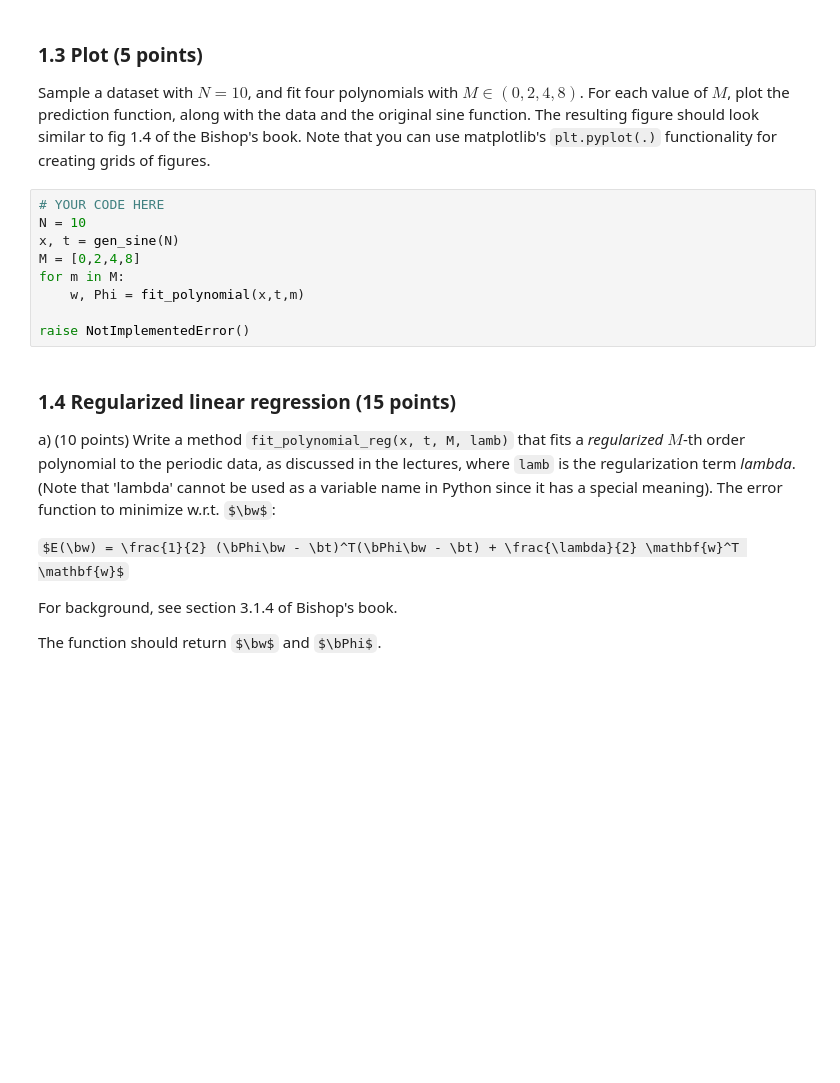
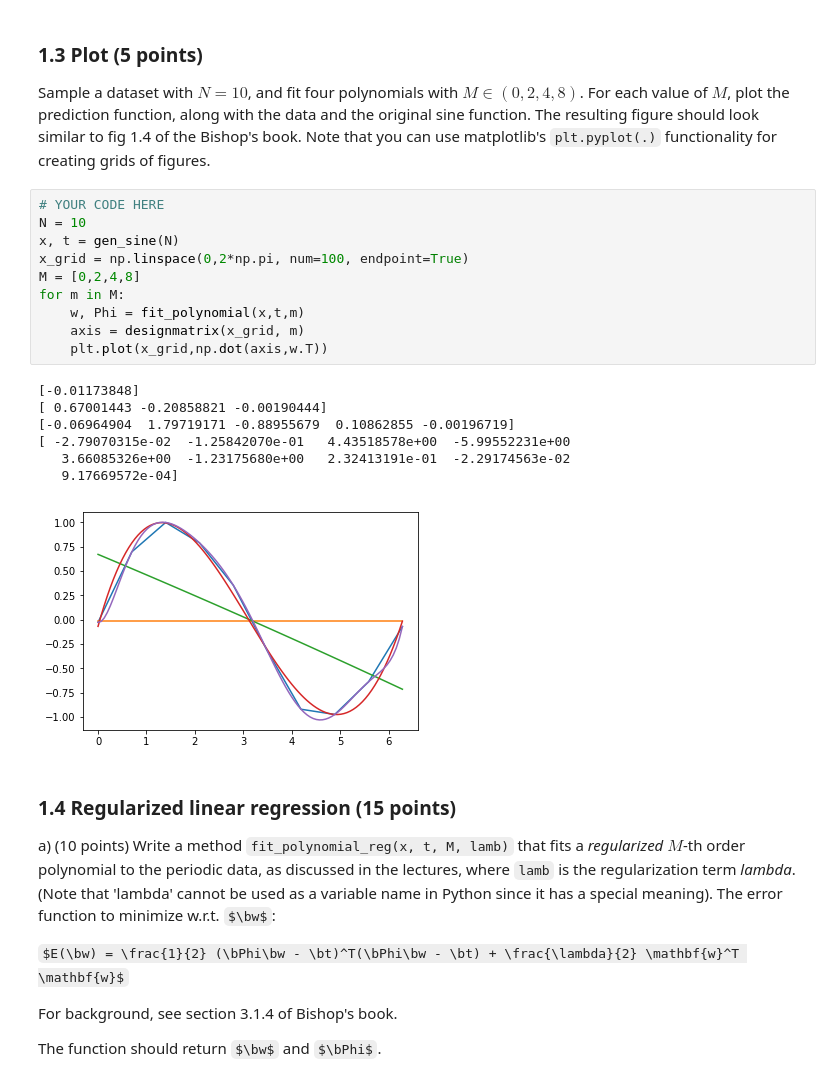
Before and after one commit to NILOIDE/ML1, a Jupyter notebook: lab1.ipynb, the cells around one changed output. Saved outputs shown, nothing was run; the diff lists cells and outputs as text; some formulas as TeX source; blank space fills up the shorter version.

```diff
--- a/lab1.ipynb
+++ b/lab1.ipynb
@@ -202,12 +186,21 @@ For each value of $M$, plot the prediction function, along with the data and the
 # %%
 # YOUR CODE HERE
 N = 10
 x, t = gen_sine(N)
+x_grid = np.linspace(0,2*np.pi, num=100, endpoint=True)
 M = [0,2,4,8]
 for m in M:
     w, Phi = fit_polynomial(x,t,m)
-
-raise NotImplementedError()
+    axis = designmatrix(x_grid, m)
+    plt.plot(x_grid,np.dot(axis,w.T))
+# %% [output]
+[-0.01173848]
+[ 0.67001443 -0.20858821 -0.00190444]
+[-0.06964904  1.79719171 -0.88955679  0.10862855 -0.00196719]
+[ -2.79070315e-02  -1.25842070e-01   4.43518578e+00  -5.99552231e+00
+   3.66085326e+00  -1.23175680e+00   2.32413191e-01  -2.29174563e-02
+   9.17669572e-04]
+[figure, added]
 # %% [markdown]
 ### 1.4 Regularized linear regression (15 points)
 
```
Also changed, not shown: parts of 4 cells of this notebook.
